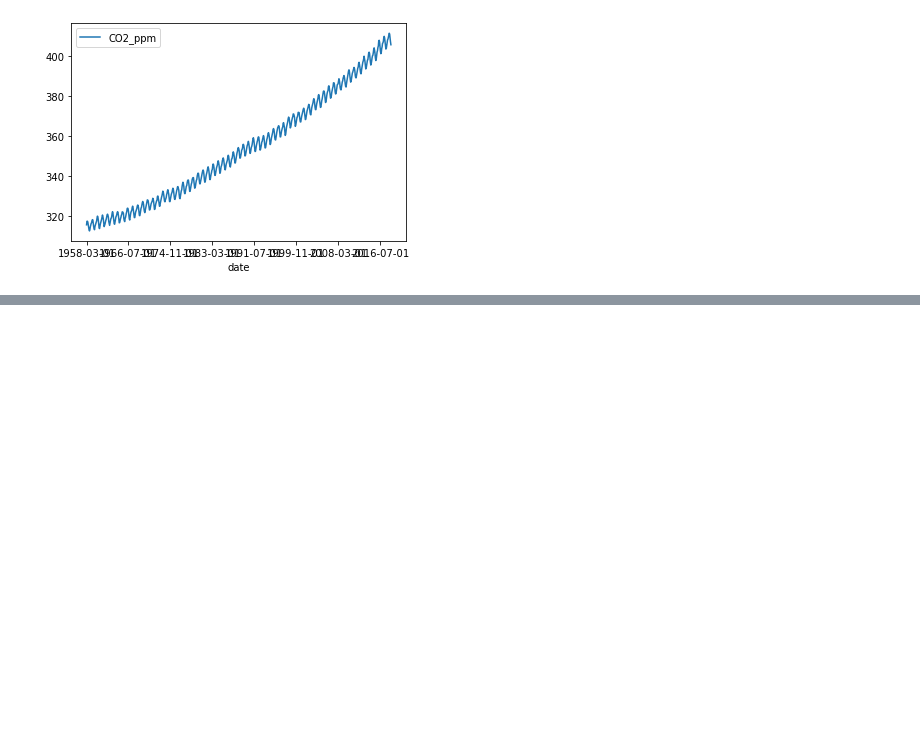
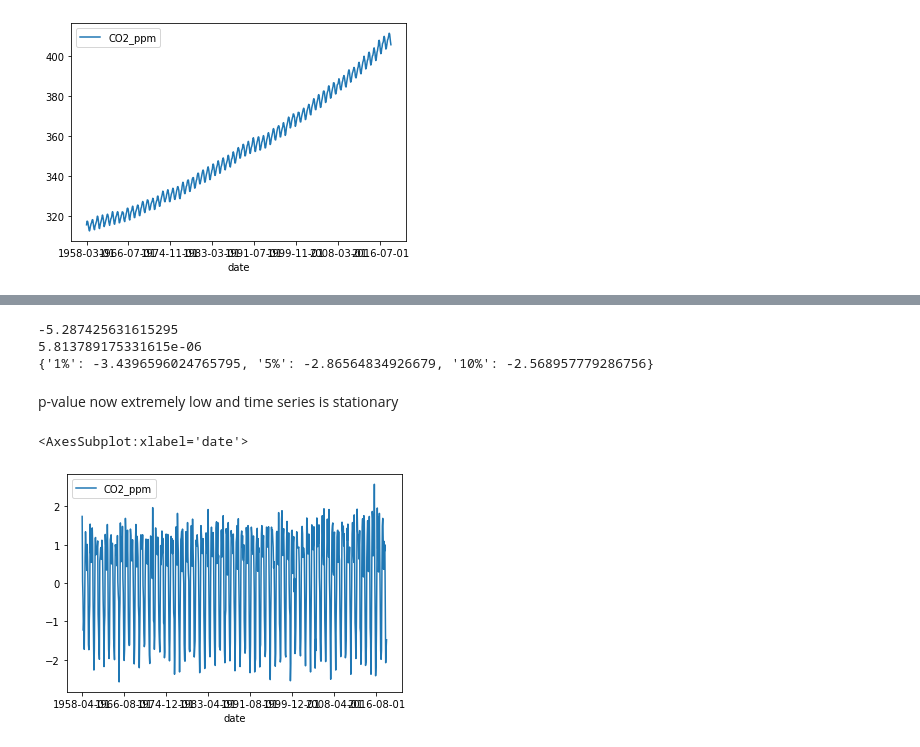
Before and after one commit to jamietsadler/co2_arima, a Jupyter notebook: CO2.ipynb, the cells around one changed output, grey strips where cells are left out. Cells and saved outputs as stored; diff of their text form; code cells hidden in the pictures; blank space fills up the shorter version.

```diff
--- a/CO2.ipynb
+++ b/CO2.ipynb
@@ -34,0 +76,2 @@ df.plot()
+# %%
+df = df.diff().dropna()
@@ -34,0 +90,20 @@ df.plot()
+# %%
+# Print test statistic
+print(result2[0])
+
+# Print p-value
+print(result2[1])
+
+# Print critical values
+print(result2[4])
+# %% [output]
+-5.287425631615295
+5.813789175331615e-06
+{'1%': -3.4396596024765795, '5%': -2.86564834926679, '10%': -2.568957779286756}
+# %% [markdown]
+p-value now extremely low and time series is stationary
+# %%
+df.plot()
+# %% [output]
+<AxesSubplot:xlabel='date'>
+[figure, added]
```
Also changed, not shown: parts of 15 cells of this notebook, 2 other files.
